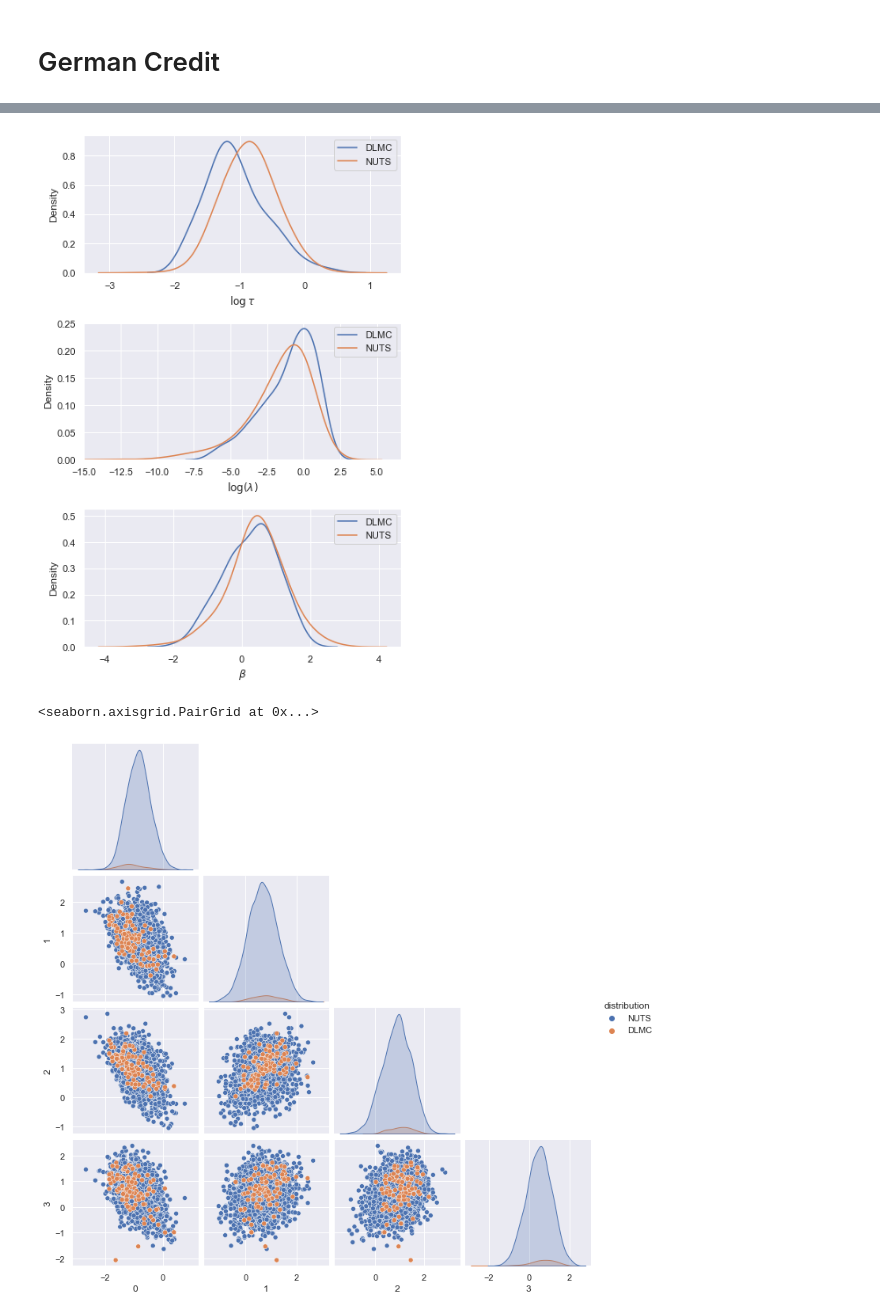
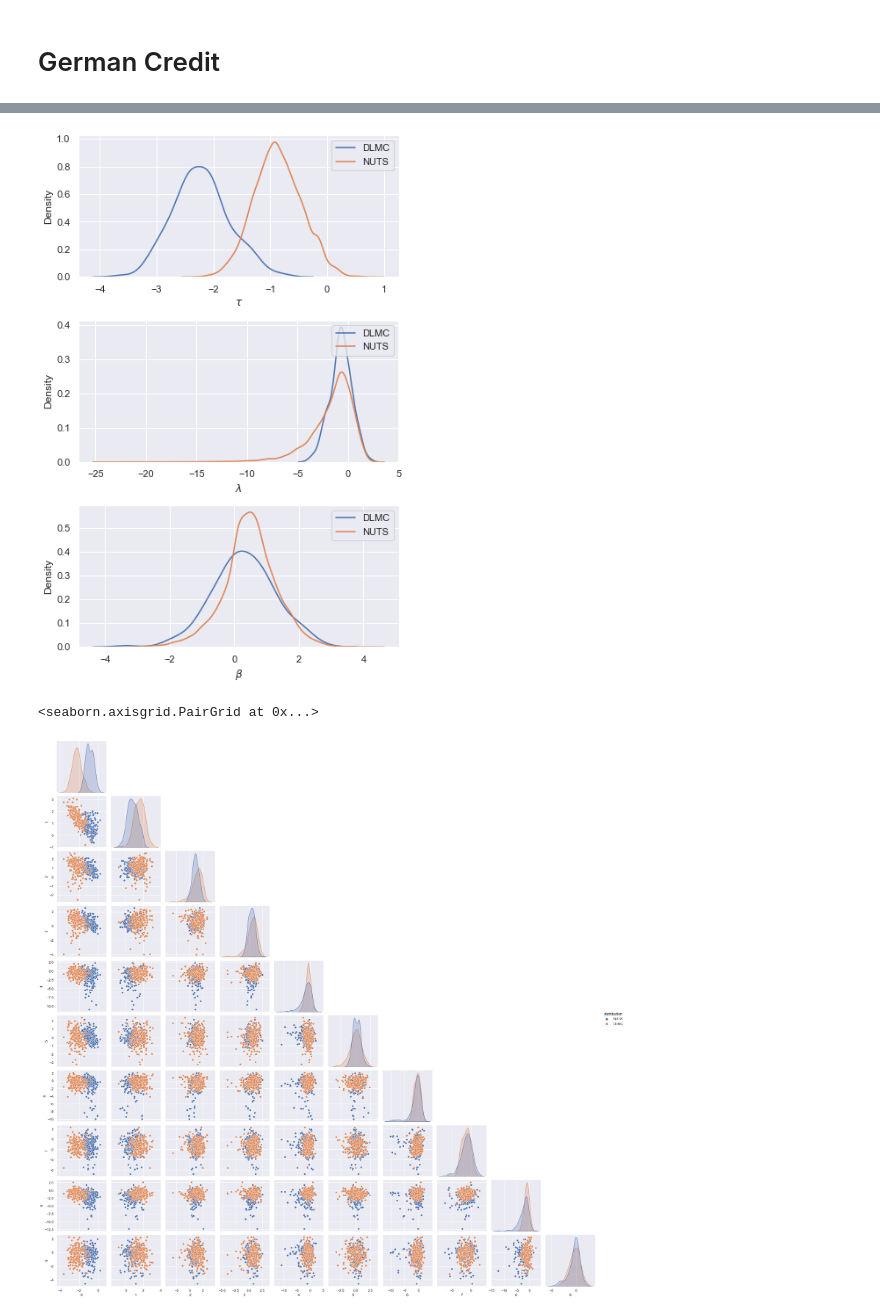
Before and after one commit to RichardGrumitt/nfmc_jax_tests, a Jupyter notebook: new_dlmc_pp_german_credit.ipynb, the cells around one changed output, grey strips where cells are left out. Cells and saved outputs as stored; diff of their text form; code cells hidden in the pictures.

Commit message:
Adding new DLMC notebooks.

```diff
--- a/new_dlmc_pp_german_credit.ipynb
+++ b/new_dlmc_pp_german_credit.ipynb
@@ -61,4 +62,6 @@ n_dim_data = x.shape[1]
 n_dim_params = 1 + n_dim_data + n_dim_data  # tau, lambdas, betas
 
 x = torch.tensor(x, dtype=torch.float32)
-y = torch.tensor(y, dtype=torch.int32).view(-1, 1)
+y = torch.tensor(y, dtype=torch.float32).view(-1, 1)
+
+print(y.shape)
@@ -283,21 +423,24 @@ def sns_pairplot(q_samples, q_weights, truth_samples=None, q_label='q',
     if out_name is not None:
         g.savefig(out_name)
 # %%
-truth_df = pd.read_csv('./fiducial_samples/german_credit_nuts_samples.csv', index_col=0)
-truth_x = np.empty((2000, 51))
+num_runs = 10
+bench_dir = './dlmc_grad_experiments/benchmarks/german_credit/nuts/'
 
-print(truth_df.columns)
+hmc_data = az.from_netcdf(f'{bench_dir}inference_data_german_credit_mcmc.nc')
+tuning_steps = np.loadtxt(f'{bench_dir}german_credit_warmup_n_steps.txt')
 
-truth_x[:, 0] = truth_df["('posterior', 'tau')"]
-for i in range(d):
-    truth_x[:, i + 1] = truth_df["('posterior', 'lam[{0}]', {1})".format(i, i)]
-for i in range(d):
-    truth_x[:, i + 26] = truth_df["('posterior', 'beta[{0}]', {1})".format(i, i)]
+hmc_steps = hmc_data['sample_stats']['n_steps'].to_numpy()
+hmc_tau = hmc_data['posterior']['tau'].to_numpy()
+hmc_lam = hmc_data['posterior']['lam'].to_numpy()
+hmc_beta = hmc_data['posterior']['beta'].to_numpy()
 
-np.savetxt('./fiducial_samples/german_credit_nuts_samples.txt', truth_x)
+hmc_samples = np.concatenate([hmc_tau.reshape(hmc_tau.shape[0], hmc_tau.shape[1], 1),
+                              hmc_lam, hmc_beta], axis=2)
 
-tau_ref = truth_df["('posterior', 'tau')"]
-print(tau_ref)
+hmc_log_samples = np.concatenate([np.log(hmc_tau).reshape(hmc_tau.shape[0], hmc_tau.shape[1], 1),
+                                  np.log(hmc_lam), hmc_beta], axis=2)
 
-print(truth_x[:, 50])
+print(hmc_log_samples.shape)
+
+ref_samples = np.loadtxt(f'{bench_dir}german_credit_samples.txt')
 # %% [output]
@@ -321,41 +448,39 @@ Name: ('posterior', 'tau'), Length: 2000, dtype: float64
 # %%
-sub_idx = np.random.choice(np.arange(len(truth_x)), len(xf), replace=False)
 
 sns.set_theme()
 fig = plt.figure(figsize=(2 * 2 * 1.5, 2 * 1.5 * 3))
 plt.subplot(3, 1, 1)
-sns.kdeplot(xf[0][:, 0], label='DLMC', bw=0.4)
-sns.kdeplot(np.log(truth_x[:, 0]), label='NUTS', bw=0.4)
-plt.xlabel(r'$\log\tau$')
+sns.kdeplot(xf[0][:, 0], label='DLMC')
+sns.kdeplot(hmc_log_samples[0, :, 0], label='NUTS')
+plt.xlabel(r'$\tau$')
 plt.legend(loc='upper right')
 plt.subplot(3, 1, 2)
-sns.kdeplot(xf[0][:, 10], label='DLMC', bw=0.4)
-sns.kdeplot(np.log(truth_x[:, 10]), label='NUTS', bw=0.4)
-plt.xlabel(r'$\log(\lambda)$')
-plt.xlim(-15)
+sns.kdeplot(xf[0][:, 4], label='DLMC')
+sns.kdeplot(hmc_log_samples[0, :, 4], label='NUTS')
+plt.xlabel(r'$\lambda$')
 #plt.xlim(0, 3)
 plt.legend(loc='upper right')
 plt.subplot(3, 1, 3)
-sns.kdeplot(xf[0][:, 44], label='DLMC', bw=0.4)
-sns.kdeplot(truth_x[:, 44], label='NUTS', bw=0.4)
+sns.kdeplot(xf[0][:, 44], label='DLMC')
+sns.kdeplot(hmc_log_samples[0, :, 44], label='NUTS')
 plt.xlabel(r'$\beta$')
 plt.legend(loc='upper right')
 plt.tight_layout()
 # %% [output]
-[figure, old version]
+[figure, new version]
 # %%
-nuts_posterior = np.loadtxt('./fiducial_samples/german_credit_nuts_samples.txt')
+nuts_posterior = np.loadtxt(f'{data_dir}/german_credit_nuts_samples.txt')
 log_normalized_posterior = np.copy(nuts_posterior)
 log_normalized_posterior[:, :26] = np.log(log_normalized_posterior[:, :26])
 
 df = pd.concat([
-    pd.DataFrame(log_normalized_posterior[:, :4]),
-    pd.DataFrame(xf[0][:, :4].numpy()),
+    pd.DataFrame(hmc_log_samples[0, :len(xf[0]), :10]),
+    pd.DataFrame(xf[0][:, :10].numpy()),
 ]).reset_index(drop=True)
-df['distribution'] = ['NUTS'] * len(log_normalized_posterior) + \
+df['distribution'] = ['NUTS'] * len(xf[0]) + \
                      ['DLMC'] * len(xf[0])
 
 sns.pairplot(df, corner=True, hue='distribution')
 # %% [output]
 <seaborn.axisgrid.PairGrid at 0x...>
-[figure, old version]
+[figure, new version]
```
Also changed, not shown: parts of 27 cells of this notebook, 5 other files.
